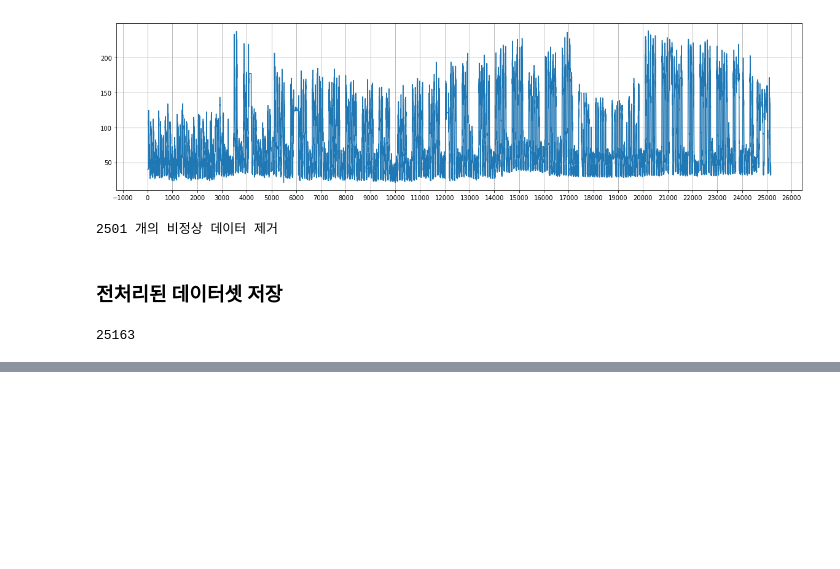
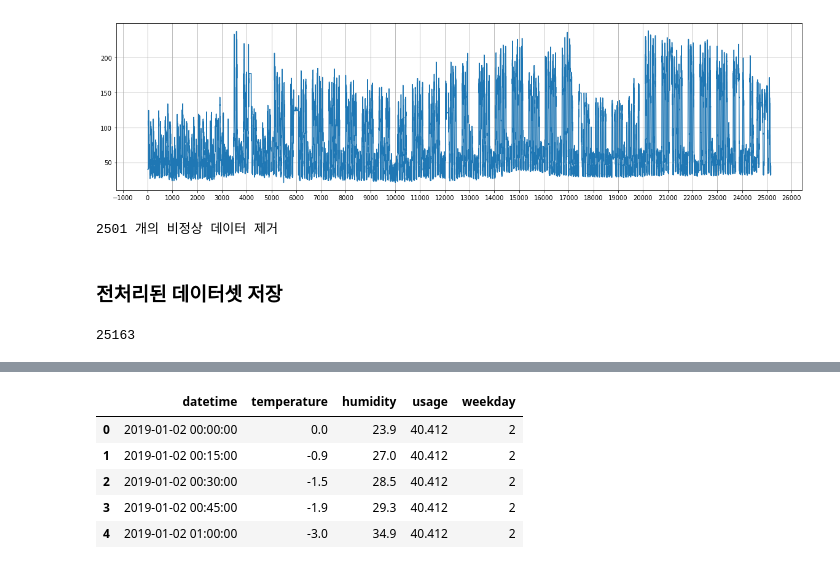
Before and after one commit to mikniloes/keras-LSTM, a Jupyter notebook: data_cleaning.ipynb, the cells around one changed output, grey strips where cells are left out. Cells and saved outputs as stored; diff of their text form; code cells hidden in the pictures; blank space fills up the shorter version.

Commit message:
update data_cleaning

```diff
--- a/data_cleaning.ipynb
+++ b/data_cleaning.ipynb
@@ -122,0 +127,3 @@ df.to_csv('./trainval_data.csv', index=False)
+# %%
+df = pd.read_csv('./trainval_data.csv')
+df.head()
@@ -122,0 +137,12 @@ df.to_csv('./trainval_data.csv', index=False)
+# %%
+wdays = [datetime.strptime(d,'%Y-%m-%d %H:%M:%S').weekday() for d in df['datetime']]
+# %%
+df['weekday'] = wdays
+df.head()
+# %% [output]
+|  | datetime | temperature | humidity | usage | weekday |
+| 0 | 2019-01-02 00:00:00 | 0.0 | 23.9 | 40.412 | 2 |
+| 1 | 2019-01-02 00:15:00 | -0.9 | 27.0 | 40.412 | 2 |
+| 2 | 2019-01-02 00:30:00 | -1.5 | 28.5 | 40.412 | 2 |
+| 3 | 2019-01-02 00:45:00 | -1.9 | 29.3 | 40.412 | 2 |
+| 4 | 2019-01-02 01:00:00 | -3.0 | 34.9 | 40.412 | 2 |
```
Also changed, not shown: parts of 4 cells of this notebook.
